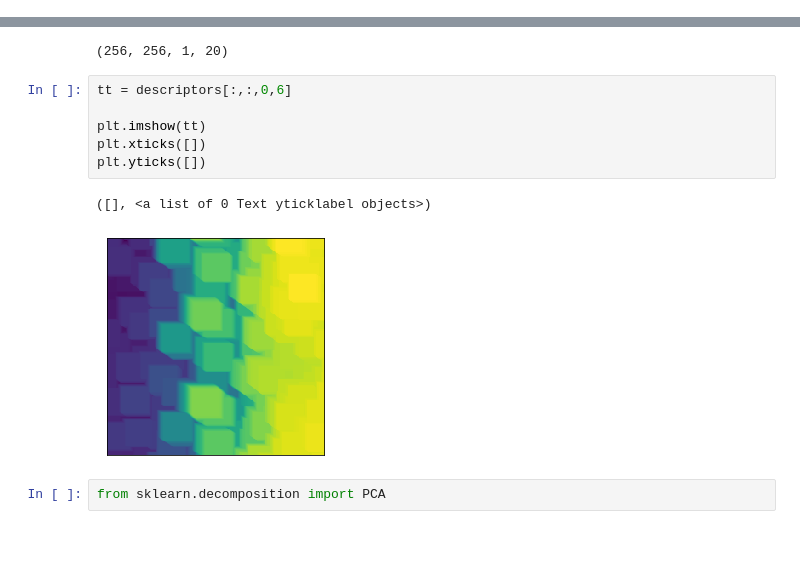
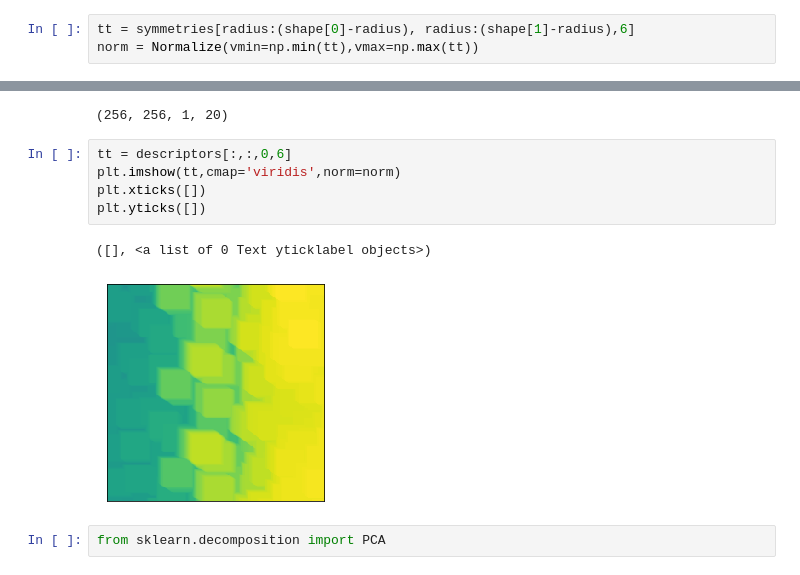
Before and after one commit to NingWang1990/pySTEM, a Jupyter notebook: paper/max_pooling.ipynb, the cells around one changed output, grey strips where cells are left out. Drawn from its saved outputs; the diff is of its cells as text; blank space fills up the shorter version.

```diff
--- a/paper/max_pooling.ipynb
+++ b/paper/max_pooling.ipynb
@@ -28 +42,4 @@ symmetries.shape
+# %%
+tt = symmetries[radius:(shape[0]-radius), radius:(shape[1]-radius),6]
+norm = Normalize(vmin=np.min(tt),vmax=np.max(tt))
 # %%
@@ -88,13 +153,12 @@ descriptors.shape
 (256, 256, 1, 20)
 # %%
 tt = descriptors[:,:,0,6]
-
-plt.imshow(tt)
+plt.imshow(tt,cmap='viridis',norm=norm)
 plt.xticks([])
 plt.yticks([])
 # %% [output]
 ([], <a list of 0 Text yticklabel objects>)
-[figure, old version]
+[figure, new version]
 # %%
 from sklearn.decomposition import PCA
 # %%
```
Also changed, not shown: parts of 28 cells of this notebook, 7 other files.
